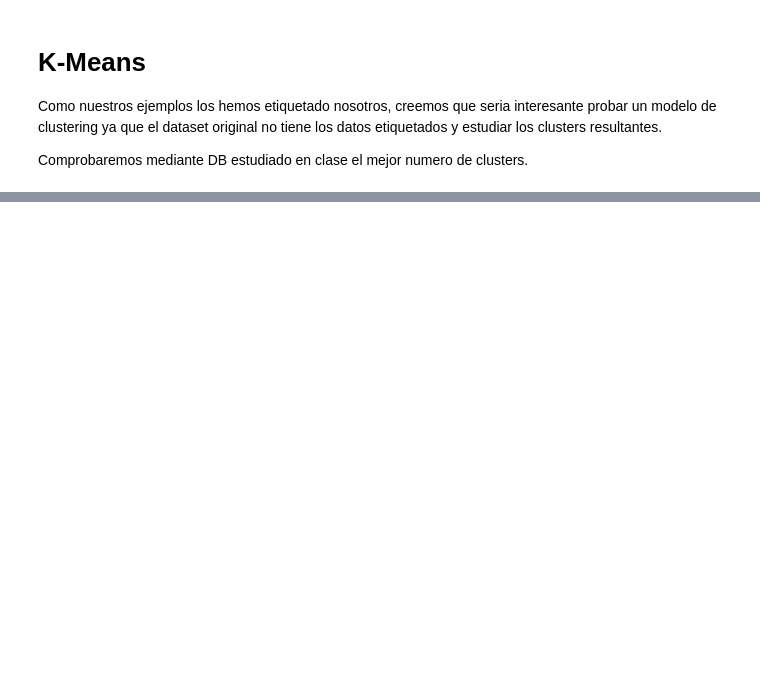
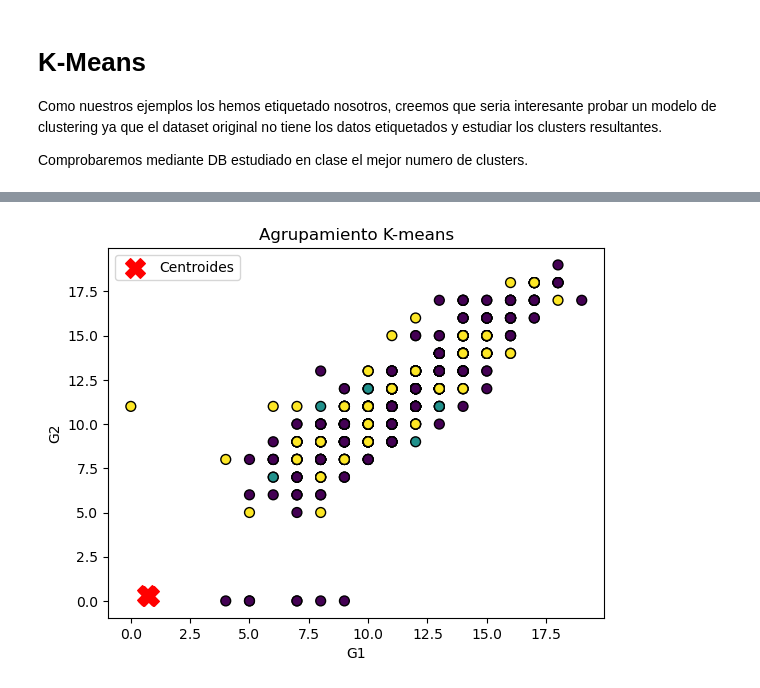
Before and after one commit to WADEBER/Trabajo-Aprendizaje, a Jupyter notebook: alcoholism.ipynb, the cells around one changed output, grey strips where cells are left out. Cells and saved outputs as stored; diff of their text form; code cells hidden in the pictures; blank space fills up the shorter version.

```diff
--- a/alcoholism.ipynb
+++ b/alcoholism.ipynb
@@ -870,0 +912,11 @@ El mejor valor de k es:  5
+# %%
+# Visualizar los resultados en un diagrama de dispersión
+plt.scatter(df_muestra['G1'], df_muestra['G2'], c=df_muestra['Cluster'], cmap='viridis', edgecolors='k', s=50)
+plt.scatter(kmeans.cluster_centers_[:, 2], kmeans.cluster_centers_[:, 3], s=200, c='red', marker='X', label='Centroides')
+plt.title('Agrupamiento K-means')
+plt.xlabel('G1')
+plt.ylabel('G2')
+plt.legend()
+plt.show()
+# %% [output]
+[figure, added]
```
Also changed, not shown: parts of 16 cells of this notebook.
